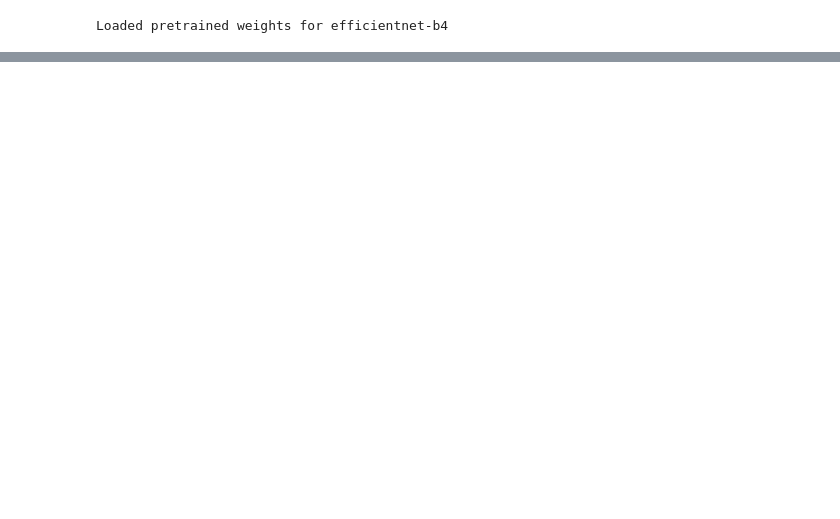
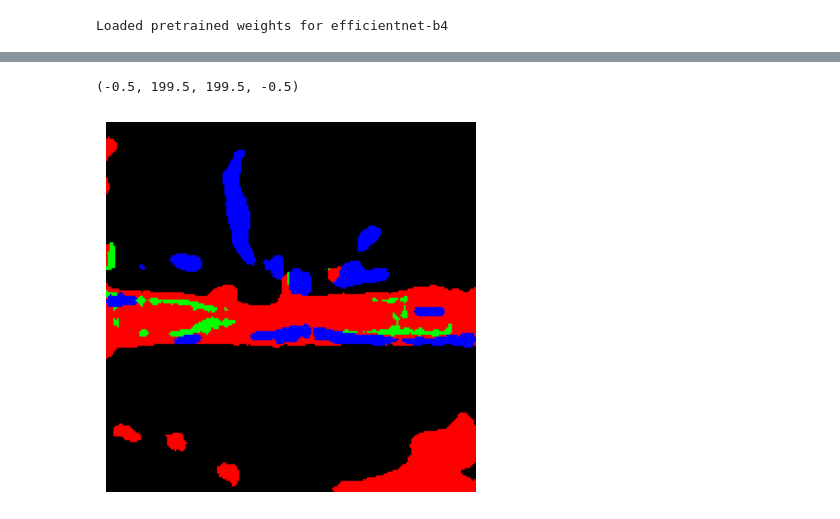
Before and after one commit to linlin-yu/ubev-UDMKDD, a Jupyter notebook: notebooks/test.ipynb, the cells around one changed output, grey strips where cells are left out. Cells and saved outputs as stored; diff of their text form; code cells hidden in the pictures; blank space fills up the shorter version.

```diff
--- a/notebooks/test.ipynb
+++ b/notebooks/test.ipynb
@@ -51,0 +52,6 @@ extrinsics = extrinsics[None].to(7)
+# %%
+plt.imshow(map_rgb(preds[0]) / 255)
+plt.axis("off")
+# %% [output]
+(-0.5, 199.5, 199.5, -0.5)
+[figure, added]
```
Also changed, not shown: parts of 11 cells of this notebook, 24 other files.
